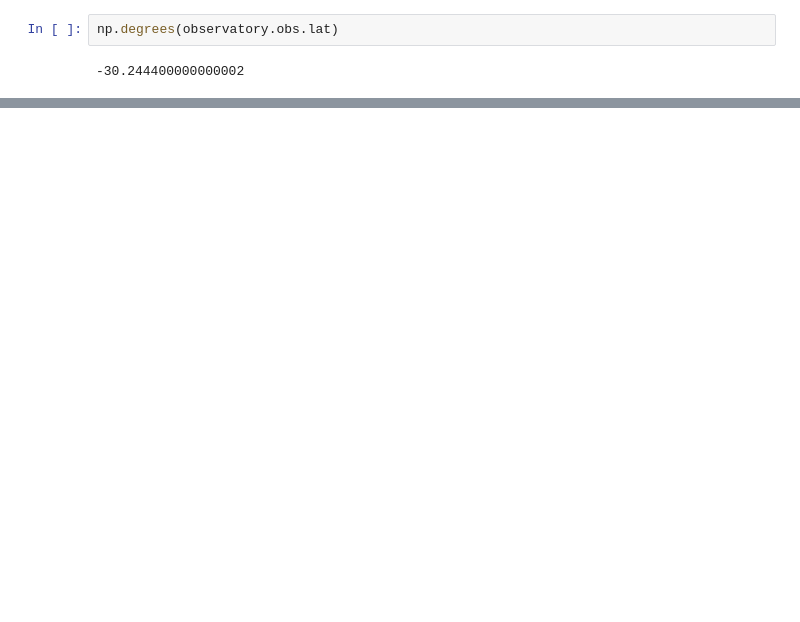
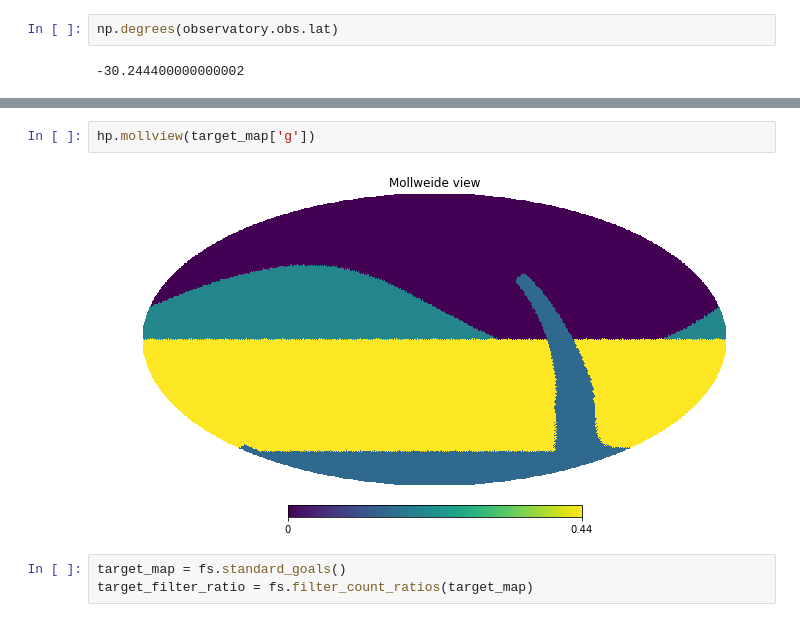
Before and after one commit to lsst-sims/legacy_sims_featureScheduler, a Jupyter notebook: examples/marching_examine.ipynb, the cells around one changed output, grey strips where cells are left out. Saved outputs shown, nothing was run; the diff lists cells and outputs as text; blank space fills up the shorter version.

```diff
--- a/examples/marching_examine.ipynb
+++ b/examples/marching_examine.ipynb
@@ -64,0 +100,7 @@ np.degrees(observatory.obs.lat)
+# %%
+hp.mollview(target_map['g'])
+# %% [output]
+[figure, added]
+# %%
+target_map = fs.standard_goals()
+target_filter_ratio = fs.filter_count_ratios(target_map)
```
Also changed, not shown: parts of 9 cells of this notebook, 3 other files.
